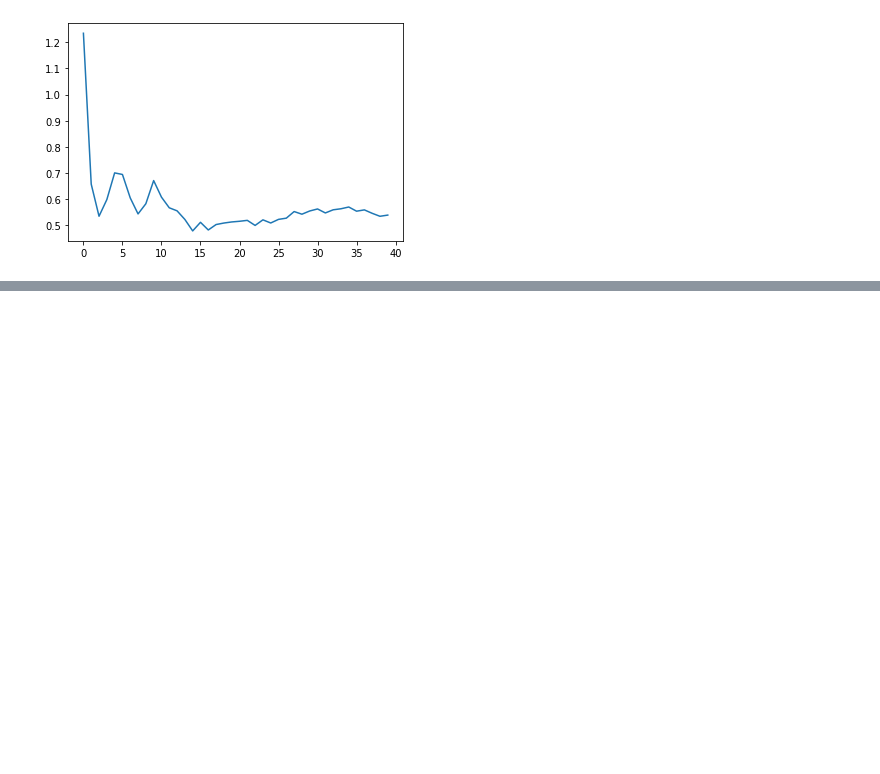
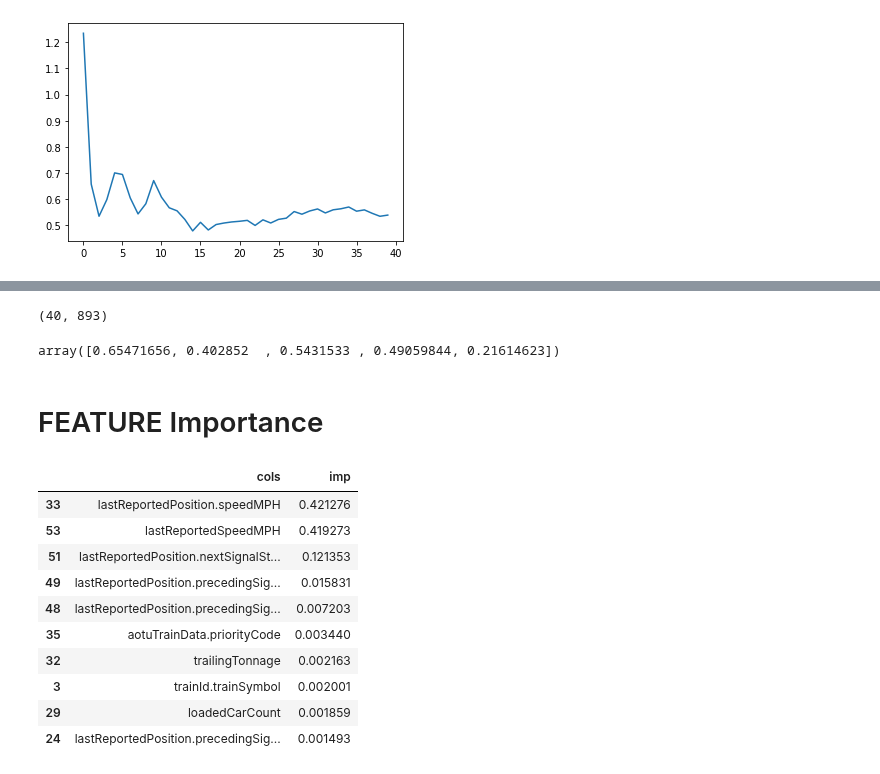
Before and after one commit to swicklund/hackathon, a Jupyter notebook: MLModel1.ipynb, the cells around one changed output, grey strips where cells are left out. Saved outputs shown, nothing was run; the diff lists cells and outputs as text; code cells hidden in the pictures; blank space fills up the shorter version.

```diff
--- a/MLModel1.ipynb
+++ b/MLModel1.ipynb
@@ -535,0 +368,4 @@ I don't actually think this is FIXABLE...
+# %%
+preds.shape
+# %% [output]
+(40, 893)
@@ -535,0 +374,25 @@ I don't actually think this is FIXABLE...
+# %%
+preds_std[:5]
+# %% [output]
+array([0.65471656, 0.402852  , 0.5431533 , 0.49059844, 0.21614623])
+# %% [markdown]
+# FEATURE Importance
+# %%
+def rf_feat_importance(m, df):
+    return pd.DataFrame({'cols':df.columns, 'imp':m.feature_importances_}
+                       ).sort_values('imp', ascending=False)
+# %%
+fi = rf_feat_importance(m, xs)
+fi[:10]
+# %% [output]
+|  | cols | imp |
+| 33 | lastReportedPosition.speedMPH | 0.421276 |
+| 53 | lastReportedSpeedMPH | 0.419273 |
+| 51 | lastReportedPosition.nextSignalSt... | 0.121353 |
+| 49 | lastReportedPosition.precedingSig... | 0.015831 |
+| 48 | lastReportedPosition.precedingSig... | 0.007203 |
+| 35 | aotuTrainData.priorityCode | 0.003440 |
+| 32 | trailingTonnage | 0.002163 |
+| 3 | trainId.trainSymbol | 0.002001 |
+| 29 | loadedCarCount | 0.001859 |
+| 24 | lastReportedPosition.precedingSig... | 0.001493 |
```
Also changed, not shown: parts of 41 cells of this notebook.
